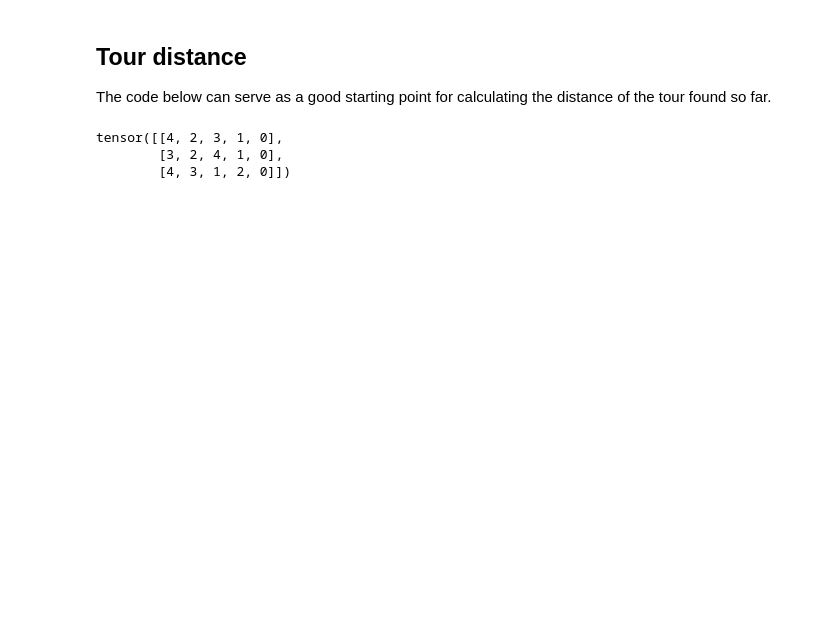
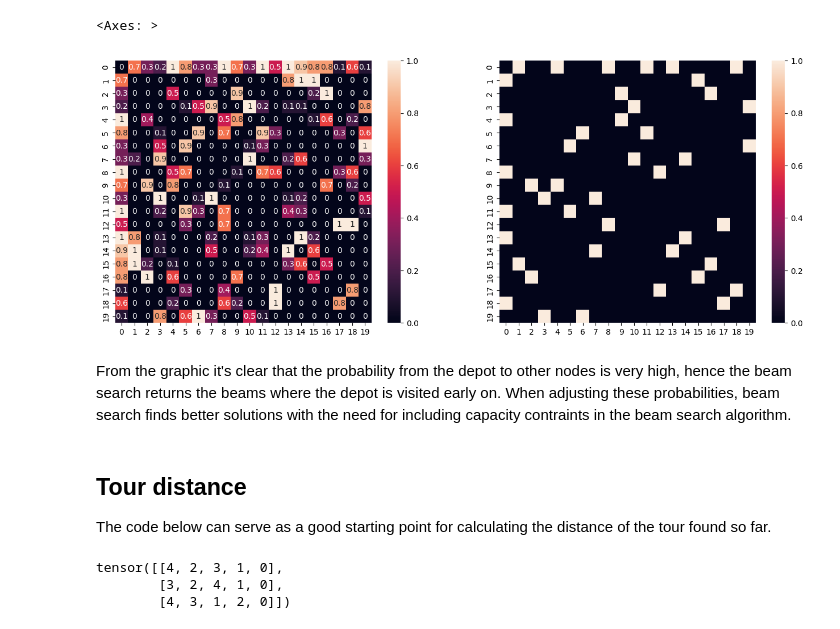
Before and after one commit to sebammon/vrp-thesis, a Jupyter notebook: Beam search.ipynb, the cells around one changed output. Cells and saved outputs as stored; diff of their text form; code cells hidden in the pictures; blank space fills up the shorter version.

```diff
--- a/Beam search.ipynb
+++ b/Beam search.ipynb
@@ -3,0 +34,3 @@ import numpy as np
+# %%
+y_pred = preds[..., 1]
+y_pred.shape
@@ -254,3 +348,15 @@ for beam_idx in range(beamsearch.beam_width):
+# %%
+fig, ax = plt.subplots(ncols=2, nrows=1, figsize=(16, 6))
+
+annot = False
+
+sns.heatmap(y_pred[0].cpu().numpy().round(1), annot=True, ax=ax[0])
+sns.heatmap(targets_np[0], annot=annot, ax=ax[1])
+# %% [output]
+<Axes: >
+[figure, added]
+# %% [markdown]
+From the graphic it's clear that the probability from the depot to other nodes is very high, hence the beam search returns the beams where the depot is visited early on. When adjusting these probabilities, beam search finds better solutions with the need for including capacity contraints in the beam search algorithm.
 # %% [markdown]
 ## Tour distance
 
```
Also changed, not shown: parts of 18 cells of this notebook, 5 other files.
